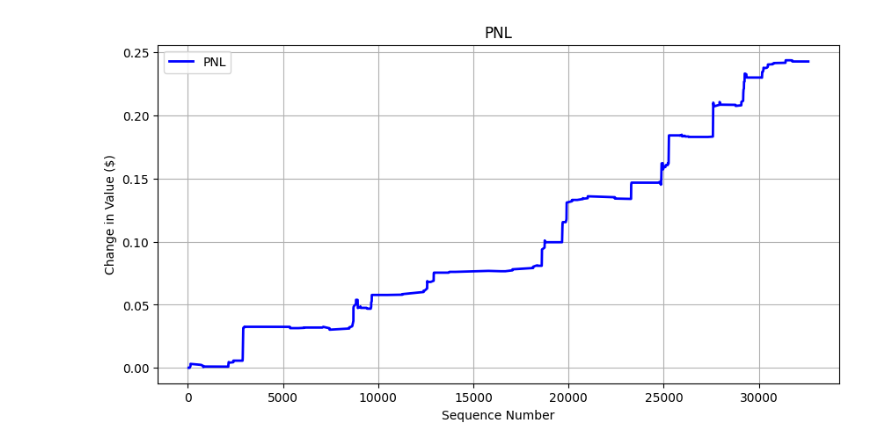
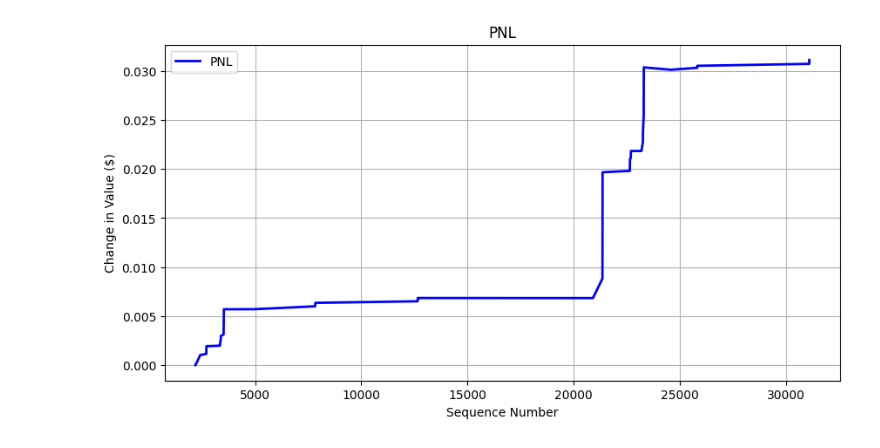
Before and after one commit to sibster146/Machine_Learning_Trader_advance, a Jupyter notebook: simulation_analysis.ipynb, the cells around one changed output. Cells and saved outputs as stored; diff of their text form; code cells hidden in the pictures.

```diff
--- a/simulation_analysis.ipynb
+++ b/simulation_analysis.ipynb
@@ -14,14 +7,14 @@ from sklearn.metrics import accuracy_score
 pd.set_option('display.max_columns', None)
 # %%
-simulation = pd.read_csv("simulations/simulation_2.csv")
+simulation = pd.read_csv("simulations/simulation_4_3_update_lag_xgbclassifier2.pkl.csv")
 plt.figure(figsize=(10, 5))
 plt.plot(simulation["sell_sequence_number"], simulation["pnl"], label="PNL", color='blue', linewidth=2)
 
 plt.xlabel("Sequence Number")
 plt.ylabel("Change in Value ($)")
 plt.title("PNL")
 plt.legend()
 plt.grid(True)
 plt.show()
 # %% [output]
-[figure, old version]
+[figure, new version]
```
Also changed, not shown: parts of 1 cell of this notebook, 16 other files.
